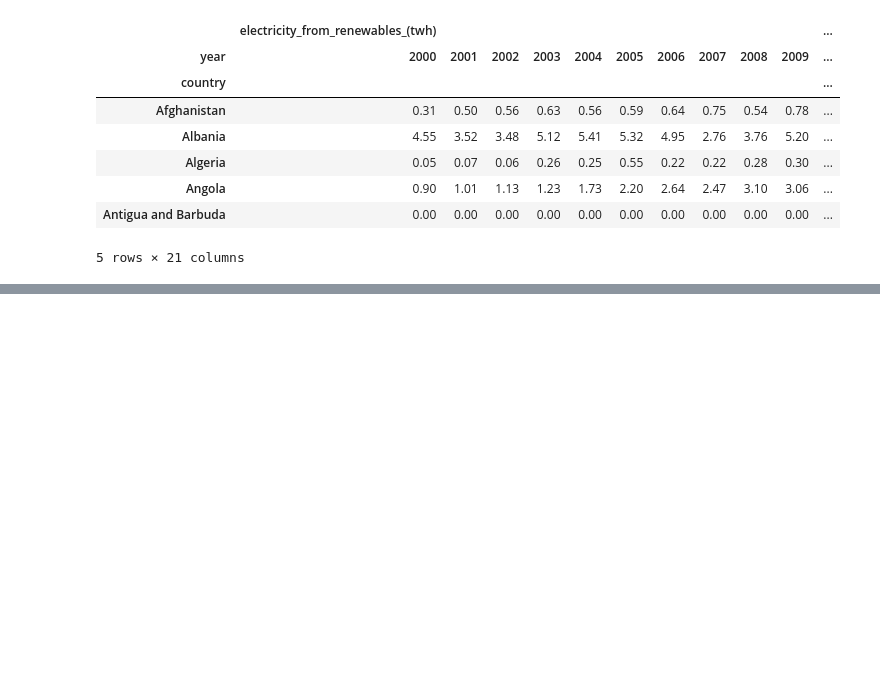
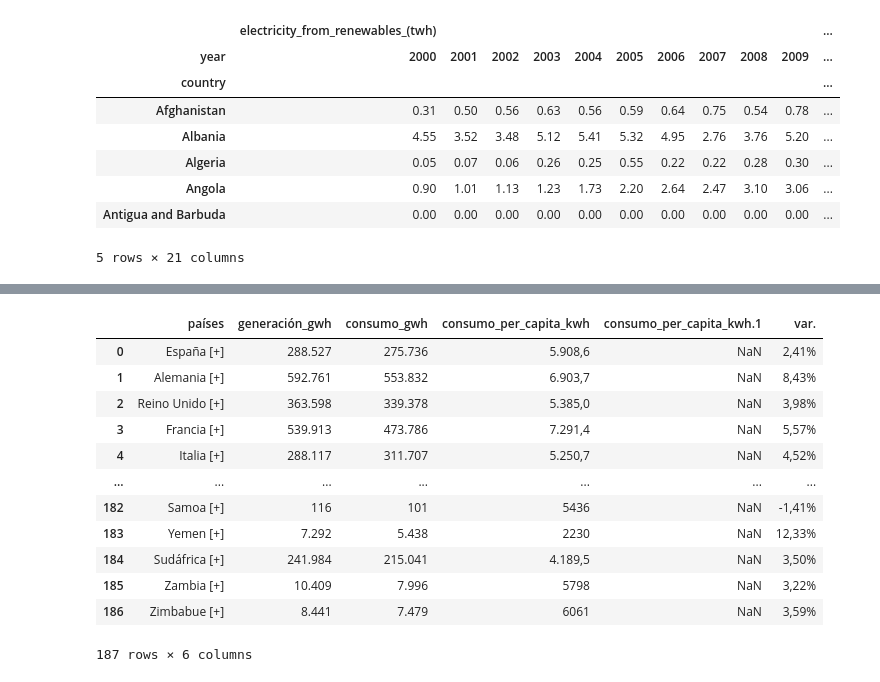
Before and after one commit to Gbau11/Proyecto, a Jupyter notebook: Groups.ipynb, the cells around one changed output, grey strips where cells are left out. Drawn from its saved outputs; the diff is of its cells as text; code cells hidden in the pictures; blank space fills up the shorter version.

```diff
--- a/Groups.ipynb
+++ b/Groups.ipynb
@@ -202,0 +299,8 @@ KeyError: '2000'
+# %%
+df_consum_2015 = pd.read_html(url_consum_2015)[0]
+# %%
+df_consum_2010 = pd.read_html(url_consum_2010)[0]
+# %%
+df_consum_2005 = pd.read_html(url_consum_2005)[0]
+# %%
+df_consum_2000 = pd.read_html(url_consum_2000)[0]
@@ -202,0 +322,21 @@ KeyError: '2000'
+# %%
+df_consum_2000.columns = df_consum_2000.columns.str.lower().str.replace(' ', '_')
+df_consum_2005.columns = df_consum_2005.columns.str.lower().str.replace(' ', '_')
+df_consum_2010.columns = df_consum_2010.columns.str.lower().str.replace(' ', '_')
+df_consum_2015.columns = df_consum_2015.columns.str.lower().str.replace(' ', '_')
+
+df_consum_2010
+# %% [output]
+|  | países | generación_gwh | consumo_gwh | consumo_per_capita_kwh | consumo_per_capita_kwh.1 | var. |
+| 0 | España [+] | 288.527 | 275.736 | 5.908,6 | NaN | 2,41% |
+| 1 | Alemania [+] | 592.761 | 553.832 | 6.903,7 | NaN | 8,43% |
+| 2 | Reino Unido [+] | 363.598 | 339.378 | 5.385,0 | NaN | 3,98% |
+| 3 | Francia [+] | 539.913 | 473.786 | 7.291,4 | NaN | 5,57% |
+| 4 | Italia [+] | 288.117 | 311.707 | 5.250,7 | NaN | 4,52% |
+| ... | ... | ... | ... | ... | ... | ... |
+| 182 | Samoa [+] | 116 | 101 | 5436 | NaN | -1,41% |
+| 183 | Yemen [+] | 7.292 | 5.438 | 2230 | NaN | 12,33% |
+| 184 | Sudáfrica [+] | 241.984 | 215.041 | 4.189,5 | NaN | 3,50% |
+| 185 | Zambia [+] | 10.409 | 7.996 | 5798 | NaN | 3,22% |
+| 186 | Zimbabue [+] | 8.441 | 7.479 | 6061 | NaN | 3,59% |
+187 rows × 6 columns
```
Also changed, not shown: parts of 31 cells of this notebook.
